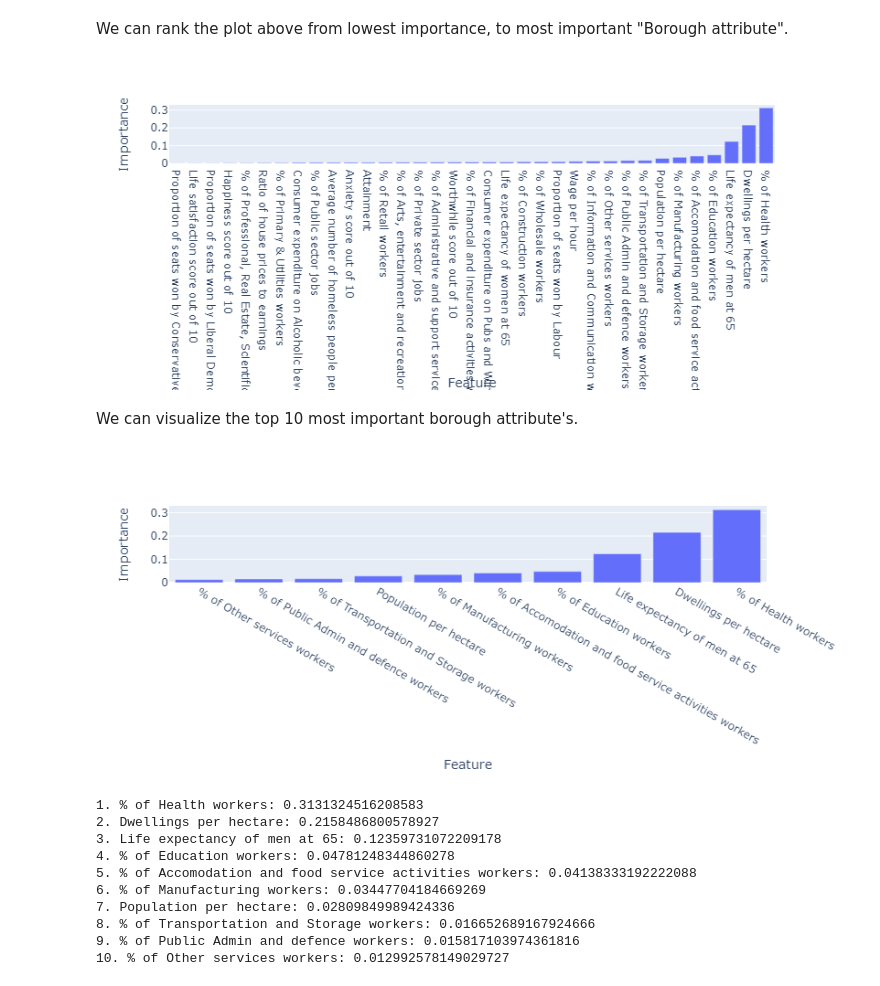
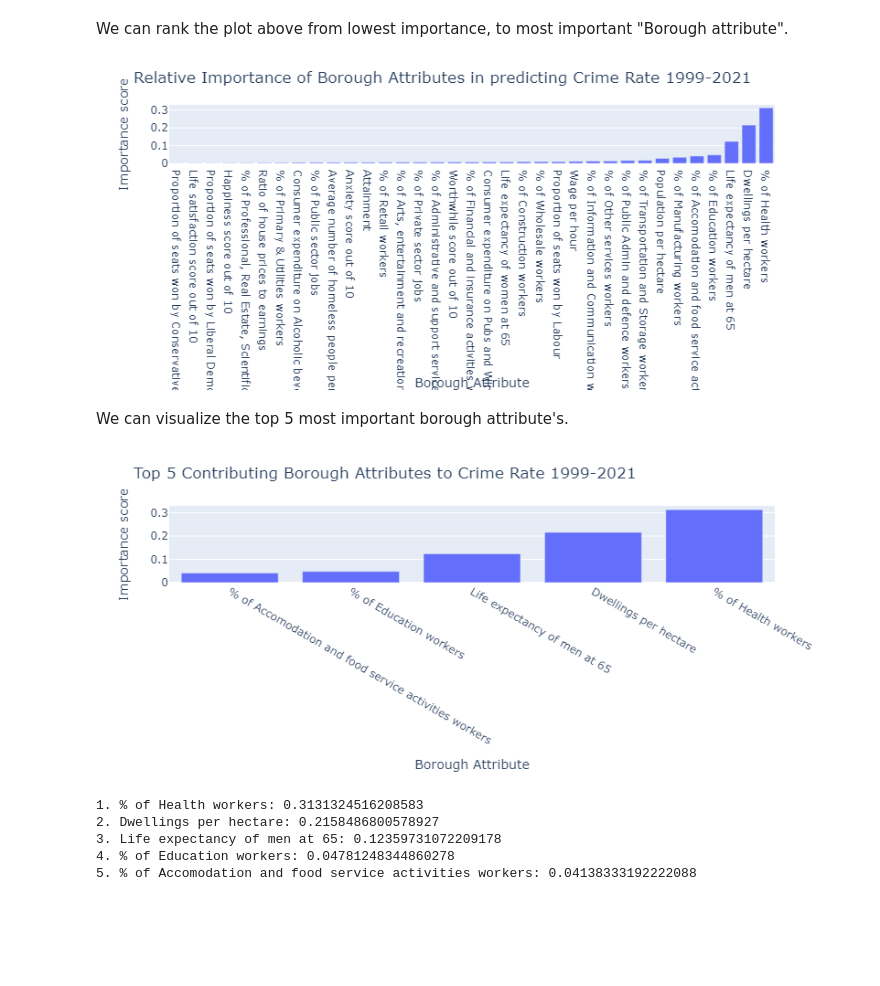
Before and after one commit to alexkstern/crime_rate_london_borough, a Jupyter notebook: crime_london_project/Random_forest/random_forest_1999_2021.ipynb, the cells around one changed output. Cells and saved outputs as stored; diff of their text form; code cells hidden in the pictures; blank space fills up the shorter version.

```diff
--- a/crime_london_project/Random_forest/random_forest_1999_2021.ipynb
+++ b/crime_london_project/Random_forest/random_forest_1999_2021.ipynb
@@ -290,6 +290,7 @@ fig.show()
 # %% [markdown]
 We can rank the plot above from lowest importance, to most important "Borough attribute".
 # %%
+
 
 # Get the feature importances
 importances = regressor.feature_importances_
@@ -304,8 +305,12 @@ cols = X_train.columns[indices]
 fig = px.bar(
     x=cols,
     y=importances[indices],
-    labels={'x': 'Feature', 'y': 'Importance'}
+    labels={'x': 'Borough Attribute', 'y': 'Importance score'}
+
 )
+
+#Add title
+fig.update_layout(title="Relative Importance of Borough Attributes in predicting Crime Rate 1999-2021")
 
 # Save the figure as an HTML file
 pio.write_html(fig, file='interactive_plot_htmls/ranked_importance_1999_2021.html')
@@ -313,38 +318,41 @@ pio.write_html(fig, file='interactive_plot_htmls/ranked_importance_1999_2021.htm
 # Show the plot
 fig.show()
 # %% [output]
-[figure, old version]
+[figure, new version]
 # %% [markdown]
-We can visualize the top 10 most important borough attribute's.
+We can visualize the top 5 most important borough attribute's.
 # %%
 # Get the feature importances
 importances = regressor.feature_importances_
 
 # Sort the importance scores in ascending order
 indices = np.argsort(importances)
 
 # Get the column names in the correct order
 cols = X_train.columns[indices]
 
-# Get the top 10 most important features
-top_10 = cols[-10:]
+# Get the top 5 most important features
+top_5 = cols[-5:]
 
 # Create a bar chart using the px.bar() function
 fig = px.bar(
-    x=top_10,
-    y=importances[indices][-10:],
-    labels={'x': 'Feature', 'y': 'Importance'}
+    x=top_5,
+    y=importances[indices][-5:],
+    labels={'x': 'Borough Attribute', 'y': 'Importance score'}
 )
 
+#Add title
+fig.update_layout(title="Top 5 Contributing Borough Attributes to Crime Rate 1999-2021")
+
 # Save the figure as an HTML file
-pio.write_html(fig, file='interactive_plot_htmls/ranked_top_10_importance_1999_2021.html')
+pio.write_html(fig, file='interactive_plot_htmls/ranked_top_5_importance_1999_2021.html')
 
 # Show the plot
 fig.show()
 # %% [output]
-[figure, old version]
+[figure, new version]
 # %%
-for i, feature in enumerate(reversed(top_10)):
+for i, feature in enumerate(reversed(top_5)):
     print(f"{i+1}. {feature}: {importances[indices][-i-1]}")
 # %% [output]
 1. % of Health workers: 0.3131324516208583
@@ -352,8 +360,3 @@ for i, feature in enumerate(reversed(top_10)):
 3. Life expectancy of men at 65: 0.12359731072209178
 4. % of Education workers: 0.04781248344860278
 5. % of Accomodation and food service activities workers: 0.04138333192222088
-6. % of Manufacturing workers: 0.03447704184669269
-7. Population per hectare: 0.02809849989424336
-8. % of Transportation and Storage workers: 0.016652689167924666
-9. % of Public Admin and defence workers: 0.015817103974361816
-10. % of Other services workers: 0.012992578149029727
```
Also changed, not shown: 15 other files.
